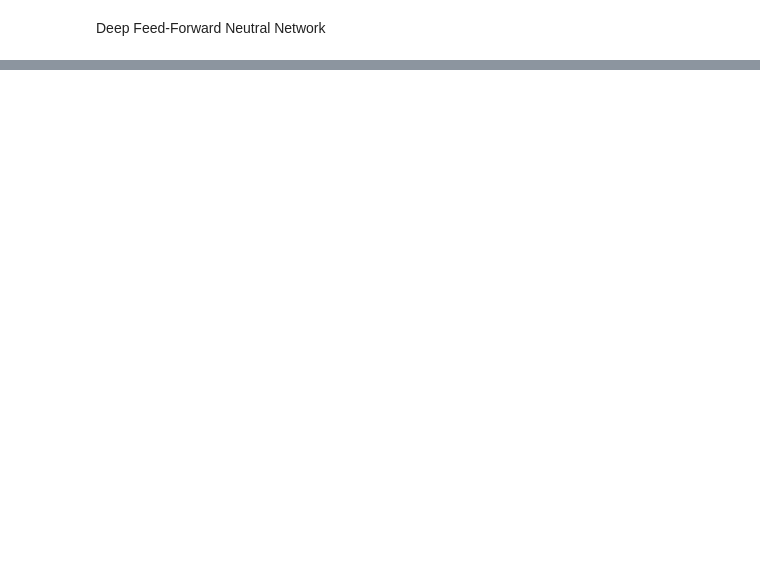
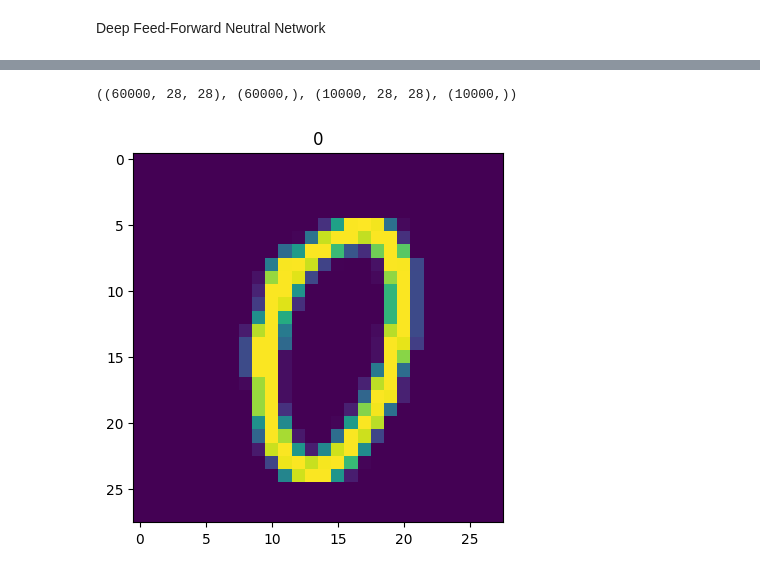
Before and after one commit to Aniri7777/hello-world, a Jupyter notebook: thirth_january_deeplearning_beginning.ipynb, the cells around one changed output, grey strips where cells are left out. Cells and saved outputs as stored; diff of their text form; code cells hidden in the pictures; blank space fills up the shorter version.

```diff
--- a/thirth_january_deeplearning_beginning.ipynb
+++ b/thirth_january_deeplearning_beginning.ipynb
@@ -303,0 +313,11 @@ Deep Feed-Forward Neutral Network
+# %%
+mnist_attributes_train.shape, mnist_labels_train.shape, mnist_attributes_test.shape, mnist_labels_test.shape
+# %% [output]
+((60000, 28, 28), (60000,), (10000, 28, 28), (10000,))
+# %%
+index = 1
+plt.imshow(mnist_attributes_train[1000])
+plt.title(mnist_labels_train[1000])
+plt.show()
+# %% [output]
+[figure, added]
```
Also changed, not shown: parts of 11 cells of this notebook.
